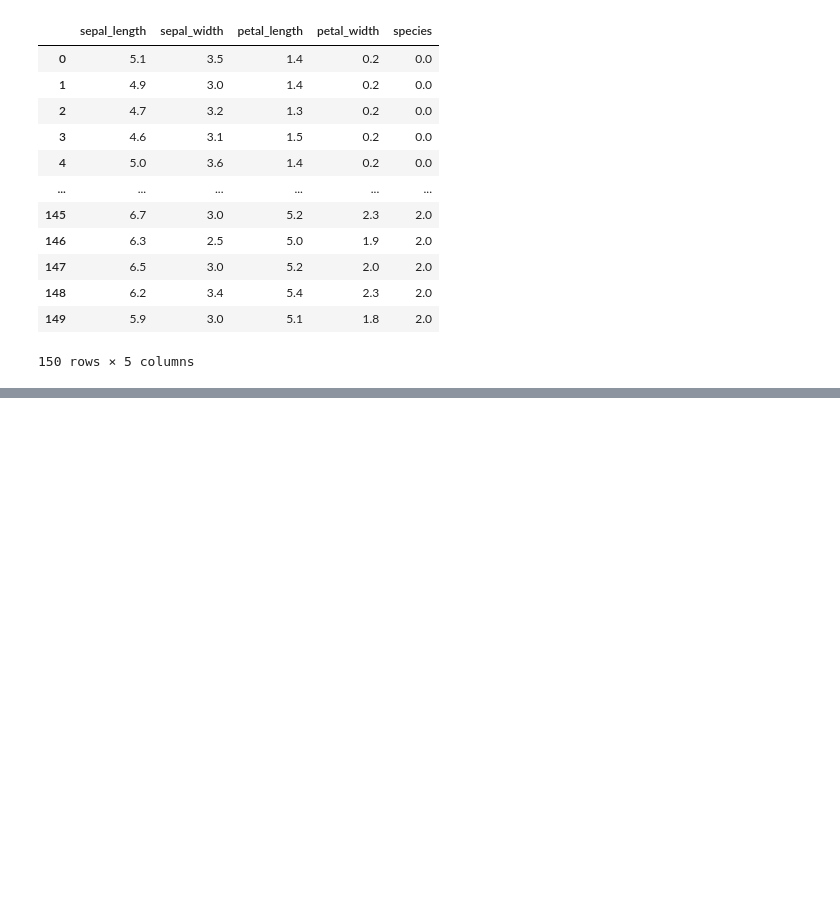
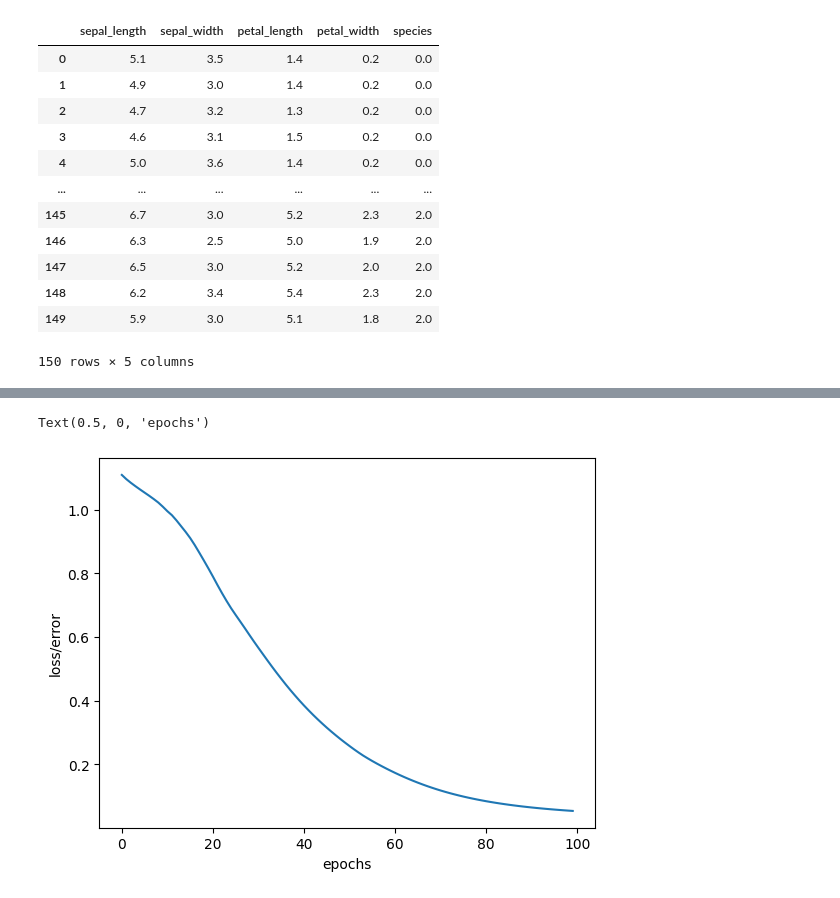
Before and after one commit to sadaf-iqbal17/Pytorch, a Jupyter notebook: Basic_Neura_Network_Model.ipynb, the cells around one changed output, grey strips where cells are left out. Saved outputs shown, nothing was run; the diff lists cells and outputs as text; code cells hidden in the pictures; blank space fills up the shorter version.

```diff
--- a/Basic_Neura_Network_Model.ipynb
+++ b/Basic_Neura_Network_Model.ipynb
@@ -138,5 +142,6 @@ from sklearn.model_selection import train_test_split
 #Train Test Split
 X_train , X_test , y_train , y_test = train_test_split(X , y , test_size=0.2 , random_state=41 )
 # %%
-X_train = torch.FloatTensor(X_train.values)
-X_test = torch.FloatTensor(X_test.values)
+#Convert X features to float tensors
+X_train = torch.FloatTensor(X_train)
+X_test = torch.FloatTensor(X_test)
@@ -144,0 +148,11 @@ TypeError: new(): data must be a sequence (got builtin_function_or_method)
+# %%
+#Convert y labels to tensors long
+y_train = torch.LongTensor(y_train)
+y_test =  torch.LongTensor(y_test)
+# %%
+#now we will set the criteria of our model to test error , how far off the predictions are from teh data
+criterion = nn.CrossEntropyLoss()
+#Choose Adam optimizer  , learning rate ( lr) if our error doesn't go down after a bunch of iterations (epochs) so we wil probably lower down our learning rate
+#lower the learning rate it will take mor time and hence give the accurate results
+optimizer = torch.optim.Adam(model.parameters() , lr = 0.01)
+model.parameters
@@ -144,0 +165,21 @@ TypeError: new(): data must be a sequence (got builtin_function_or_method)
+# %%
+#Train ourr model
+#Epochs (one run through all the training sata in our network)
+epochs = 100
+losses =[]
+for i in range(epochs):
+    #Go forward and get a prediction
+    y_pred = model.forward(X_train)  #Get prediction results
+
+    #Measure teh error or loss ( it will be hig at first)
+    #we will create a losss variable
+    loss = criterion(y_pred, y_train)  #predicted values vs the y_train
+    #keep track of losses
+    losses.append(loss.detach().numpy())
+    #print everey 1- epochs
+    if i % 10==0:
+        print(f'Epoch:  {i}  and loss : {loss}')
+    #Do som eback propogation   : take the error rate  of forward propogation and feed it back through the network to fine tune the weights
+    optimizer .zero_grad()
+    loss.backward()
+    optimizer.step()
@@ -144,0 +197,8 @@ TypeError: new(): data must be a sequence (got builtin_function_or_method)
+# %%
+#Graph it out
+plt.plot(range(epochs), losses)
+plt.ylabel("loss/error")
+plt.xlabel("epochs")
+# %% [output]
+Text(0.5, 0, 'epochs')
+[figure, added]
```
Also changed, not shown: parts of 6 cells of this notebook.
